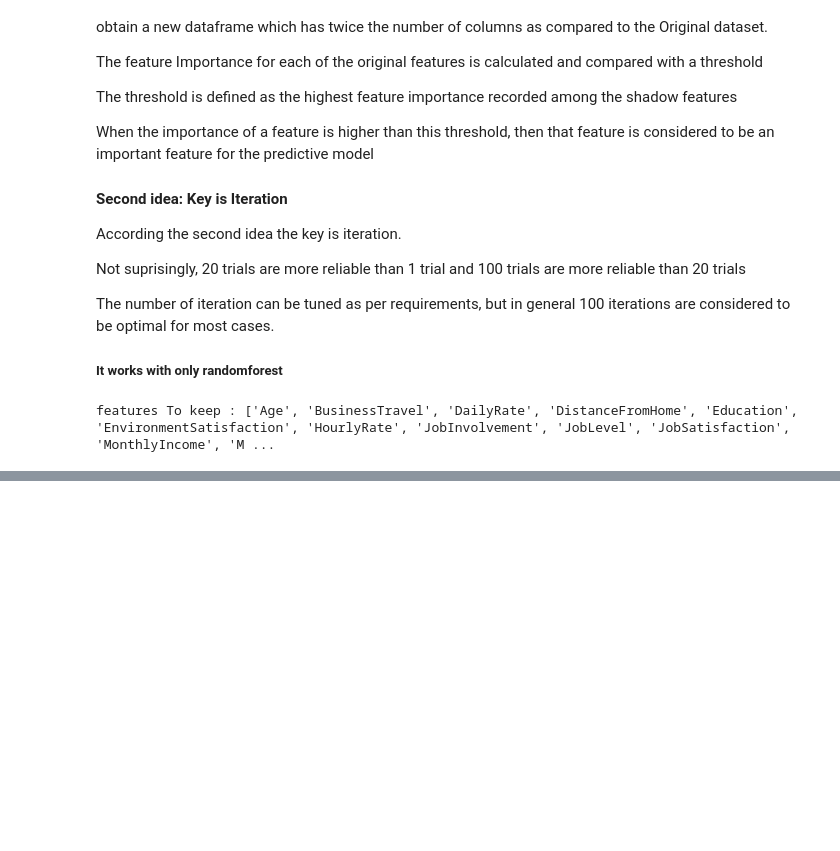
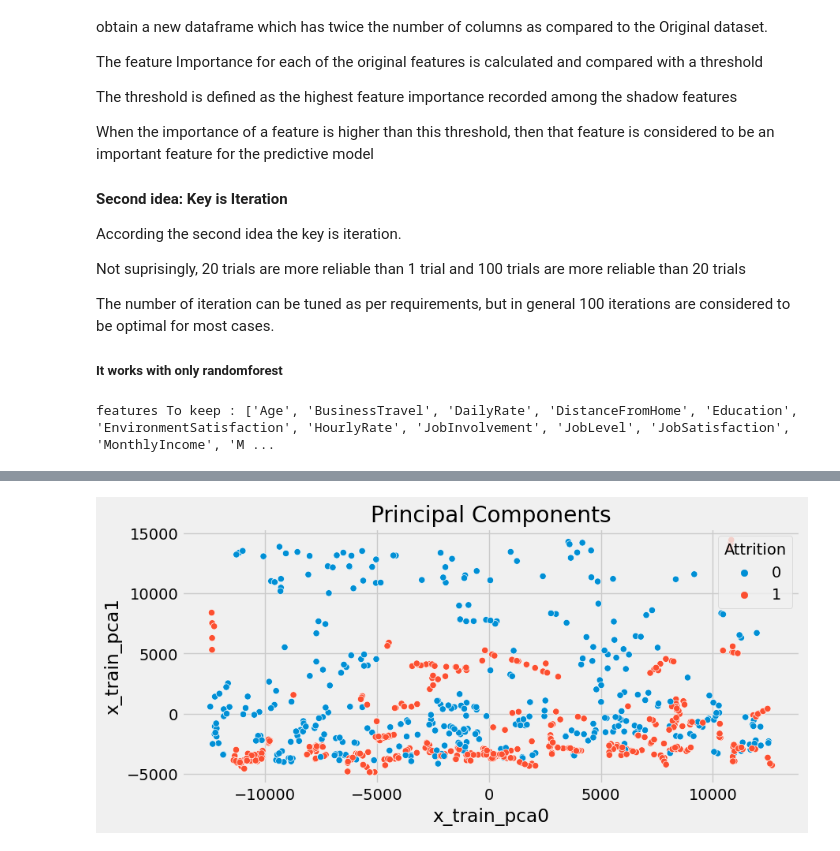
Before and after one commit to Lawal0abdulazeez/Unsupervised-ML-Note, a Jupyter notebook: Unsupervised Learning Note .ipynb, the cells around one changed output, grey strips where cells are left out. Drawn from its saved outputs; the diff is of its cells as text; code cells hidden in the pictures; blank space fills up the shorter version.

```diff
--- a/Unsupervised Learning Note .ipynb
+++ b/Unsupervised Learning Note .ipynb
@@ -1166,0 +1259,16 @@ weighted avg       0.84      0.84      0.84       214
+# %%
+#lets create a predictive model
+
+from sklearn.tree import DecisionTreeClassifier
+
+from sklearn.metrics import classification_report
+
+model = DecisionTreeClassifier()
+
+model.fit(x_train_pca, y_train)
+
+y_pred_pca = model.predict(x_test_pca)
+
+cr = classification_report(y_pred_pca, y_test)
+
+print(cr)
@@ -1166,0 +1284,9 @@ weighted avg       0.84      0.84      0.84       214
+# %%
+# Lets chechk how this component looks
+
+df = pd.DataFrame({'x_train_pca0': x_train_pca[:, 0],
+                  'x_train_pca1':x_train_pca[:, 1] ,
+                  'Attrition': y_train})
+
+
+df.head()
@@ -1166,0 +1300,16 @@ weighted avg       0.84      0.84      0.84       214
+# %%
+# let us plot the PCA
+
+plt.rcParams['figure.figsize'] = (9,4)
+
+plt.style.use('fivethirtyeight')
+
+sns.scatterplot(df['x_train_pca0'],
+               df['x_train_pca1'],
+               hue = df['Attrition'])
+
+plt.title('Principal Components')
+
+plt.show()
+# %% [output]
+[figure, added]
```
Also changed, not shown: parts of 20 cells of this notebook.
